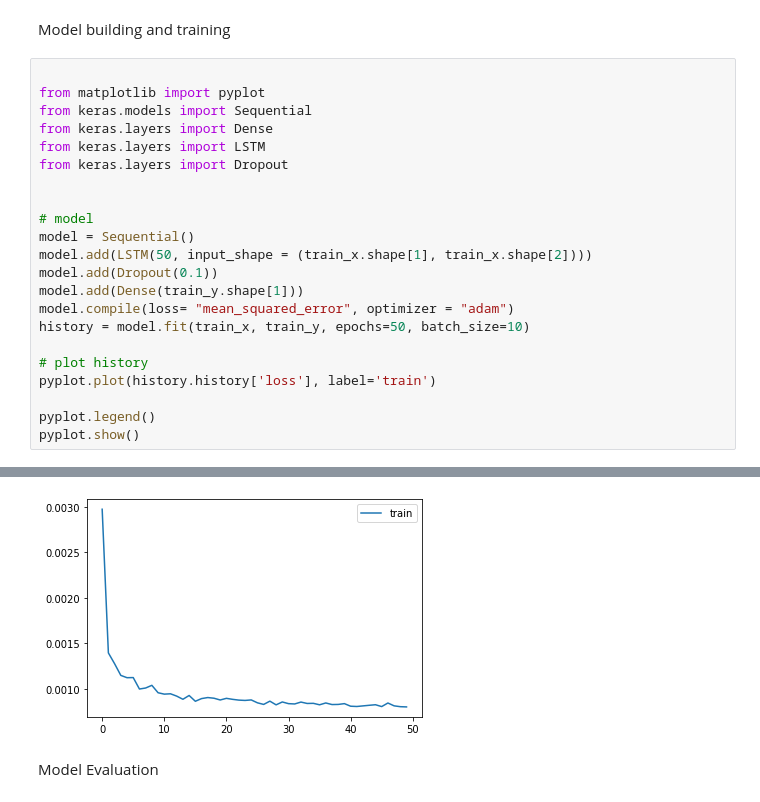
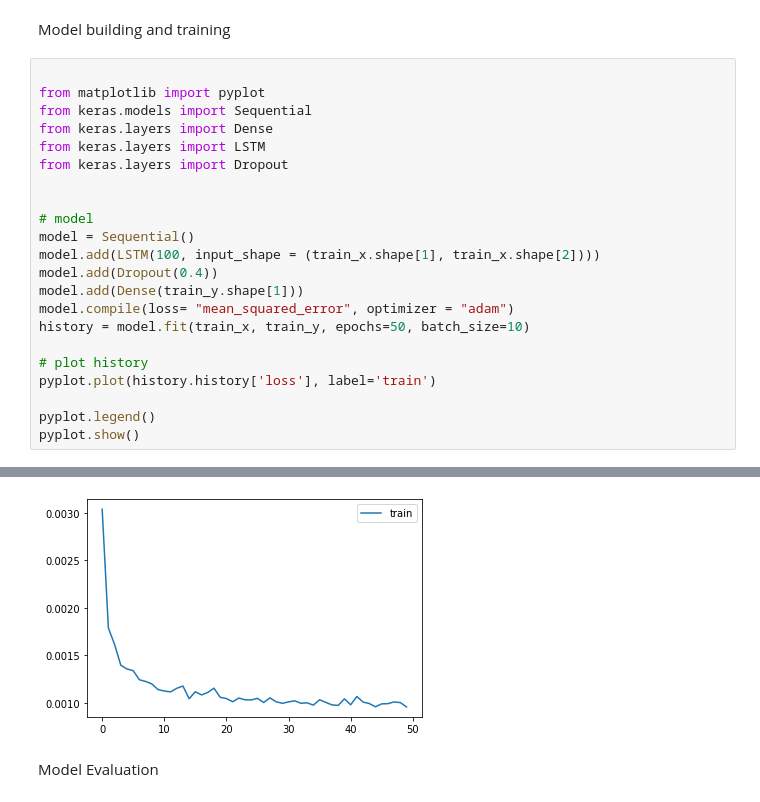
Before and after one commit to apekshapriya/Bitcoin-Price-Prediction, a Jupyter notebook: BTC_prediction.ipynb, the cells around one changed output, grey strips where cells are left out. Cells and saved outputs as stored; diff of their text form.

```diff
--- a/BTC_prediction.ipynb
+++ b/BTC_prediction.ipynb
@@ -217,8 +211,8 @@ from keras.layers import Dropout
 
 # model
 model = Sequential()
-model.add(LSTM(50, input_shape = (train_x.shape[1], train_x.shape[2])))
-model.add(Dropout(0.1))
+model.add(LSTM(100, input_shape = (train_x.shape[1], train_x.shape[2])))
+model.add(Dropout(0.4))
 model.add(Dense(train_y.shape[1]))
 model.compile(loss= "mean_squared_error", optimizer = "adam")
 history = model.fit(train_x, train_y, epochs=50, batch_size=10)
@@ -249,4 +243,4 @@ Epoch 50/50
-[figure, old version]
+[figure, new version]
 # %% [markdown]
 Model Evaluation
 # %%
```
Also changed, not shown: parts of 17 cells of this notebook.
